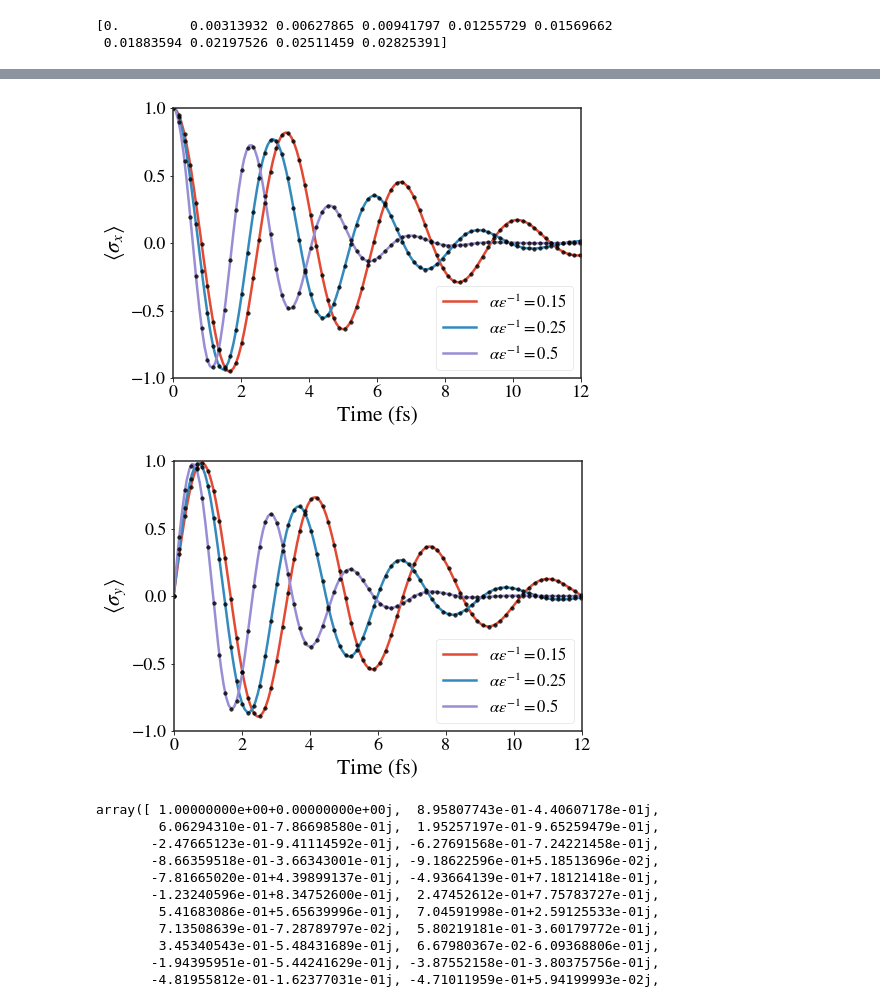
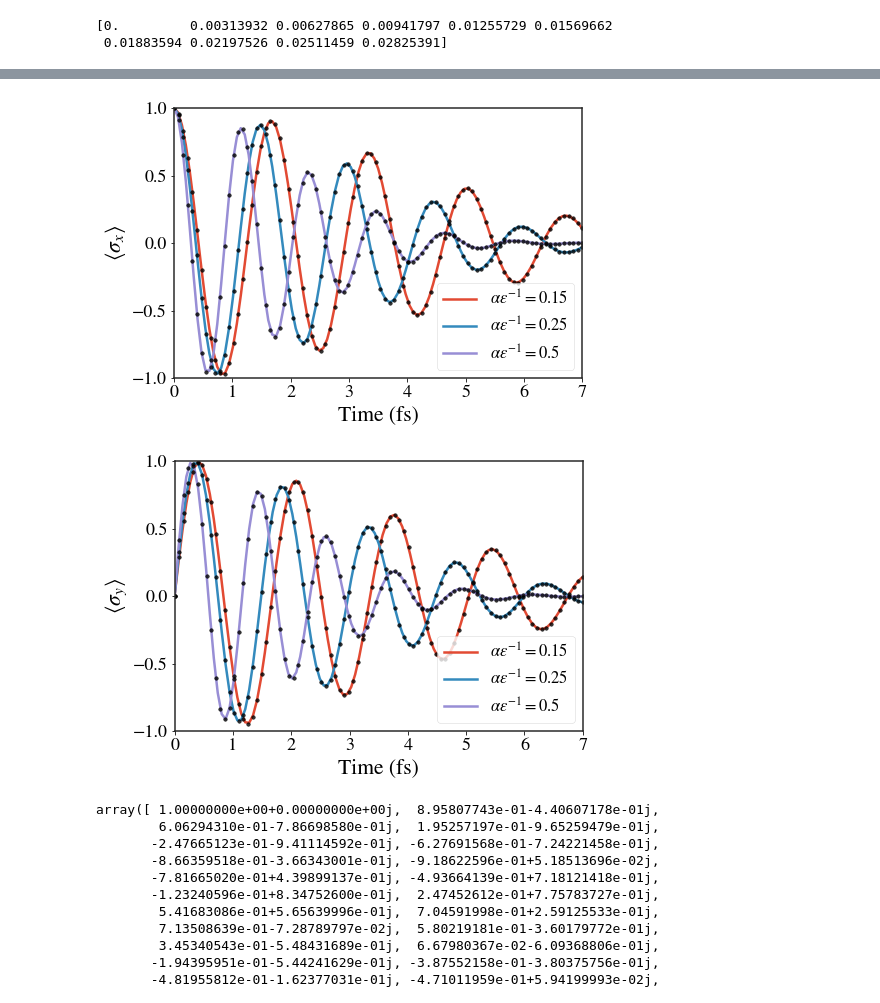
Before and after one commit to HenryMaguire/TLS-code, a Jupyter notebook: exact_comparison.ipynb, the cells around one changed output, grey strips where cells are left out. Saved outputs shown, nothing was run; the diff lists cells and outputs as text; code cells hidden in the pictures.

Commit message:
I updated the exact comparison plots to use 2eV instead.@

```diff
--- a/exact_comparison.ipynb
+++ b/exact_comparison.ipynb
@@ -24,7 +24,7 @@ sigma = G*E.dag() # Definition of a sigma_- operator.
 J_EM = J_multipolar#EM.J_minimal
 phonon_only = True
 
-eps=8065.
+eps=2*8065.
 # Coupling strengths
 alpha_over_epsilon = [0.15, 0.25, 0.5]
 N_values = [40, 40]
@@ -53,7 +53,8 @@ print(time_in_ps)
 [0.         0.11111111 0.22222222 0.33333333 0.44444444 0.55555556
  0.66666667 0.77777778 0.88888889 1.        ]
 # %%
-def exact_comparison(alpha_prop=0.1, eps=8065., N=13, Gamma=80., T_ph=300., w0 =  400, tf=0.30, tN=600, nTimeSteps=3000):
+def exact_comparison(alpha_prop=0.1, eps=2*8065., N=13, Gamma=80., T_ph=300., w0 =  400,
+                     tf=0.30, tN=600, nTimeSteps=3000):
 
     timelist_exact = np.linspace(0, tf, tN)/inv_ps_to_inv_cm
     timelist = np.linspace(0, tf, int(nTimeSteps*tf))/inv_ps_to_inv_cm
@@ -209,7 +212,7 @@ N_values = [30, 30]
 for N, w0 in zip(N_values, w0_values):
     for alpha_prop in alpha_over_epsilon:
         data = exact_comparison(alpha_prop=alpha_prop, eps=eps, N=N, Gamma=Gamma, w0=w0,
-                                T_ph=300., tf=0.015, tN=90, nTimeSteps=13000)
+                                T_ph=300., tf=0.007, tN=90, nTimeSteps=15000)
         data_list.append(data)
         title = r"$\omega_0 = "+str(int(w0))+r"cm^{-1}, \alpha\epsilon^{-1} = $"+str(alpha_prop)
         plot_one_exact(data, xlim=0.015, title=title)
@@ -262,37 +265,37 @@ plt.plot(tx, 2*data_list[0]['data_cc'], label=r'$\alpha\epsilon^{-1}=0.15$', zor
 plt.scatter(tx_exact, 2*data_list[0]['data_exact'], s=13, c='k', alpha=0.8, zorder=2)
 plt.plot(tx, 2*data_list[1]['data_cc'], label=r'$\alpha\epsilon^{-1}=0.25$', zorder=1,  linewidth=2.5)
 plt.scatter(tx_exact, 2*data_list[1]['data_exact'], s=13, c='k', alpha=0.8, zorder=2)
 plt.plot(tx, 2*data_list[2]['data_cc'], label=r'$\alpha\epsilon^{-1}=0.5$', zorder=1,  linewidth=2.5)
 plt.scatter(tx_exact, 2*data_list[2]['data_exact'], s=13, c='k', alpha=0.8, zorder=2)
 plt.ylabel(r"$\langle \sigma_x \rangle$")
 plt.ylim(-1, 1)
-plt.xlim(0, 12.)
+plt.xlim(0, 7.)
 plt.xlabel("Time (fs)")
 plt.legend(loc='lower right')
 plt.subplots_adjust(left=0.14, bottom=0.2, right=0.95, top=0.95, wspace=0.25, hspace=0.08)
 plt.savefig("exact_comparison_real.pdf")
 
 tx_exact = data_list[0]['timelist_exact']*1000*inv_ps_to_inv_cm
 tx =  data_list[1]['timelist']*1000*inv_ps_to_inv_cm
 plt.figure(figsize=(7,5))
 
 plt.plot(tx, 2*data_list[0]['data_cc'].imag, label=r'$\alpha\epsilon^{-1}=0.15$', zorder=1,  linewidth=2.5)
 plt.scatter(tx_exact, -2*data_list[0]['data_exact'].imag, s=13, c='k', alpha=0.8, zorder=2)
 plt.plot(tx, 2*data_list[1]['data_cc'].imag, label=r'$\alpha\epsilon^{-1}=0.25$', zorder=1,  linewidth=2.5)
 plt.scatter(tx_exact, -2*data_list[1]['data_exact'].imag, s=13, c='k', alpha=0.8, zorder=2)
 plt.plot(tx, 2*data_list[2]['data_cc'].imag, label=r'$\alpha\epsilon^{-1}=0.5$', zorder=1,  linewidth=2.5)
 plt.scatter(tx_exact, -2*data_list[2]['data_exact'].imag, s=13, c='k', alpha=0.8, zorder=2)
 plt.ylim(-1, 1)
-plt.xlim(0, 12.)
+plt.xlim(0, 7.)
 plt.ylabel(r"Im$\{\rho_{01}\}$")
 plt.ylabel(r"$\langle \sigma_y \rangle $")
 plt.xlabel("Time (fs)")
 plt.legend(loc='lower right')
 plt.subplots_adjust(left=0.14, bottom=0.2, right=0.95, top=0.95, wspace=0.25, hspace=0.08)
 plt.savefig("exact_comparison_imag.pdf")
 # %% [output]
-[figure, old version]
+[figure, new version]
-[figure, old version]
+[figure, new version]
 # %%
 data_list[1]['data_exact']
 # %% [output]
```
Also changed, not shown: parts of 3 cells of this notebook, 6 other files.
